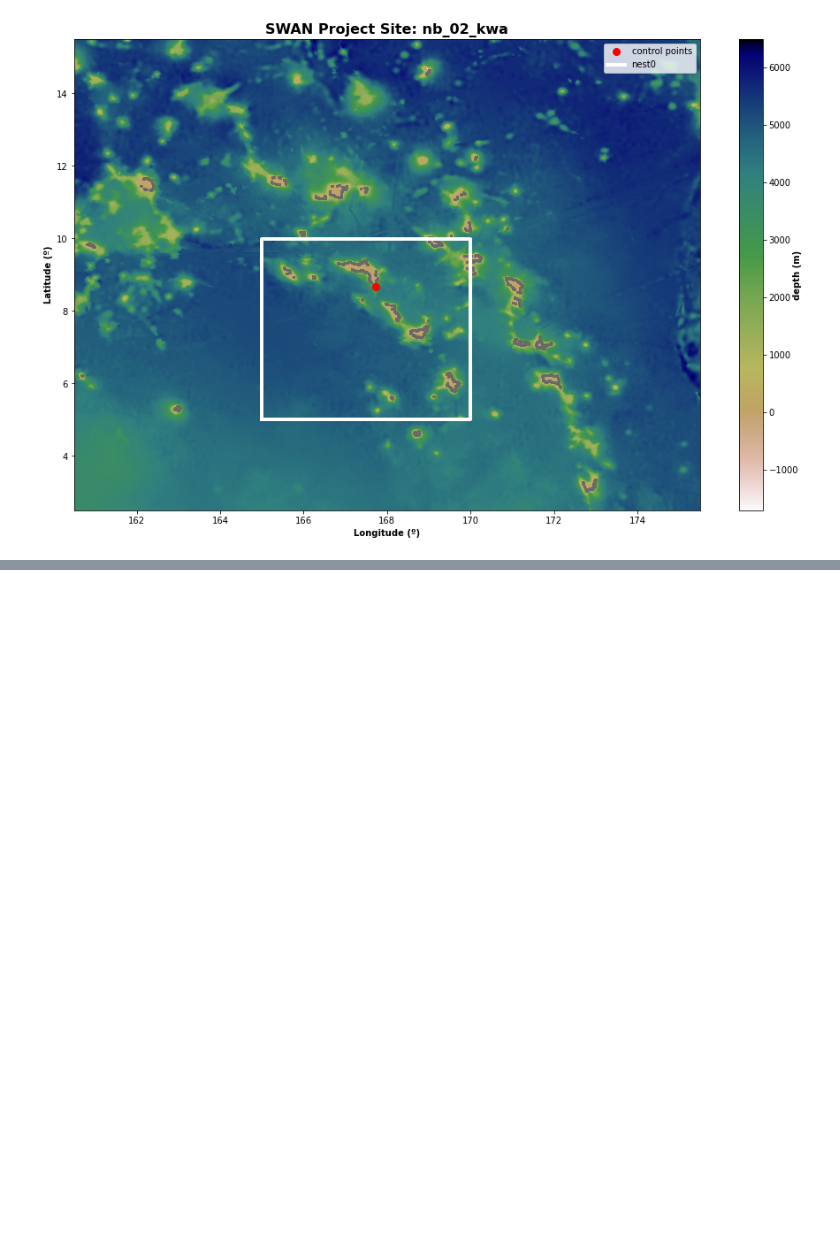
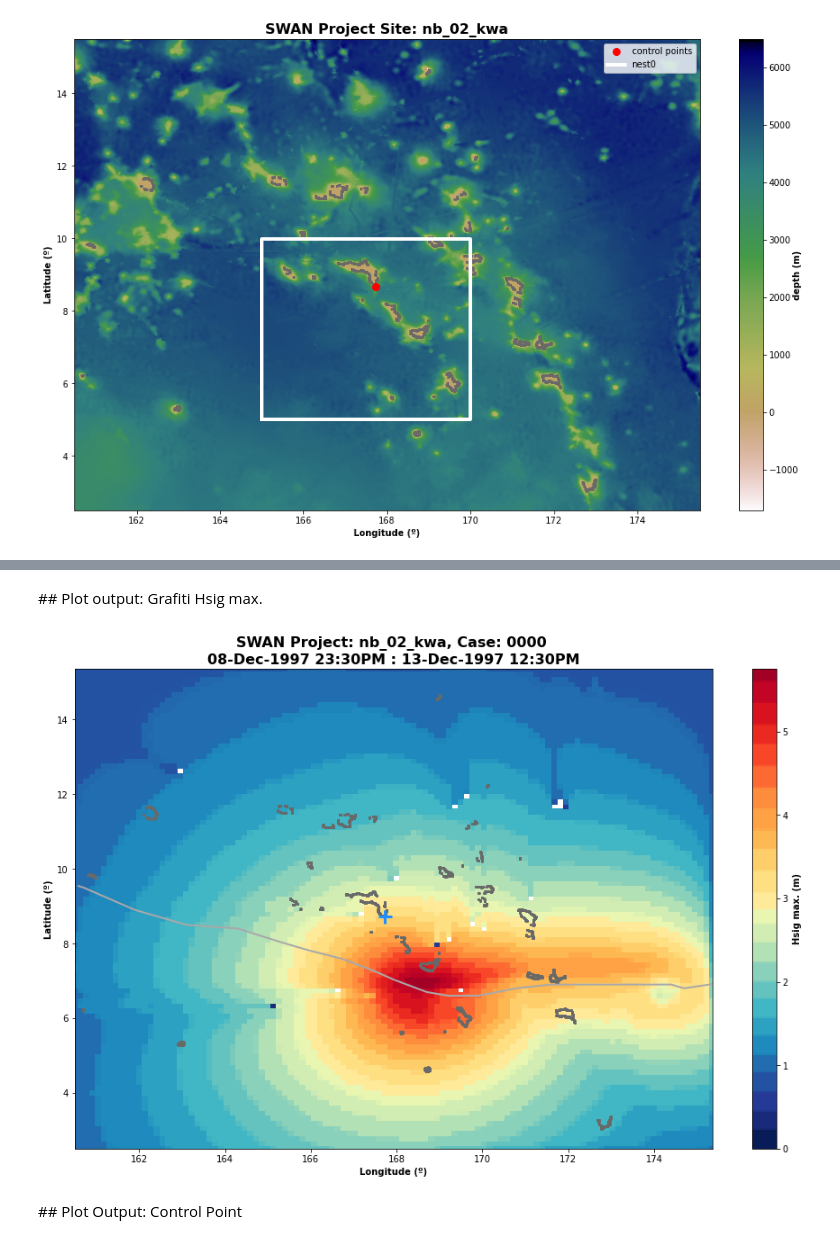
Before and after one commit to ripolln/hywaves, a Jupyter notebook: notebooks/hyswan/nb_02_Vortex_Historical.ipynb, the cells around one changed output, grey strips where cells are left out. Saved outputs shown, nothing was run; the diff lists cells and outputs as text; code cells hidden in the pictures; blank space fills up the shorter version.

```diff
--- a/notebooks/hyswan/nb_02_Vortex_Historical.ipynb
+++ b/notebooks/hyswan/nb_02_Vortex_Historical.ipynb
@@ -248,0 +255,9 @@ sw.run_cases()
+# %% [markdown]
+## Plot output: Grafiti Hsig max.
+# %%
+# Plot Hsig max
+plot_case_output_grafiti(sw, storm_track_list = [st]);
+# %% [output]
+[figure, added]
+# %% [markdown]
+## Plot Output: Control Point
```
Also changed, not shown: parts of 13 cells of this notebook, 2 other files.
